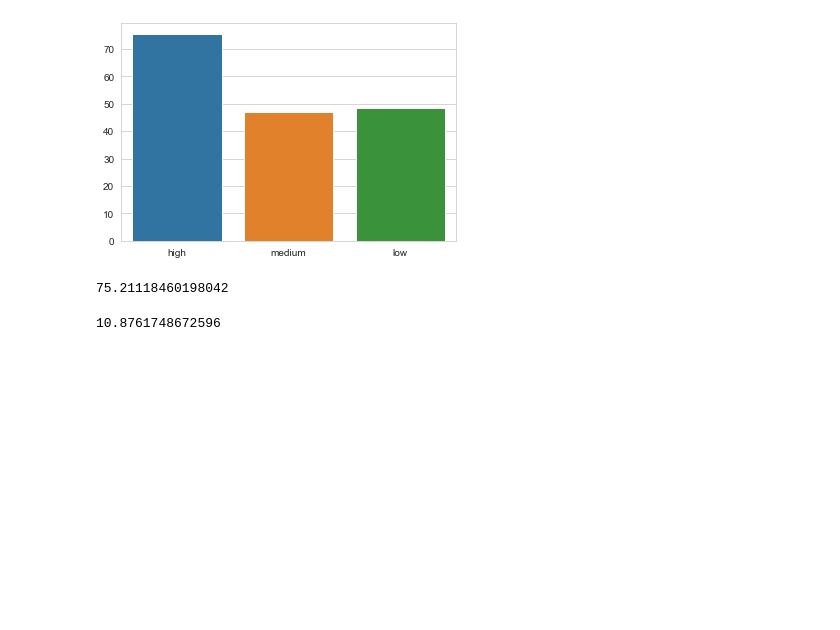
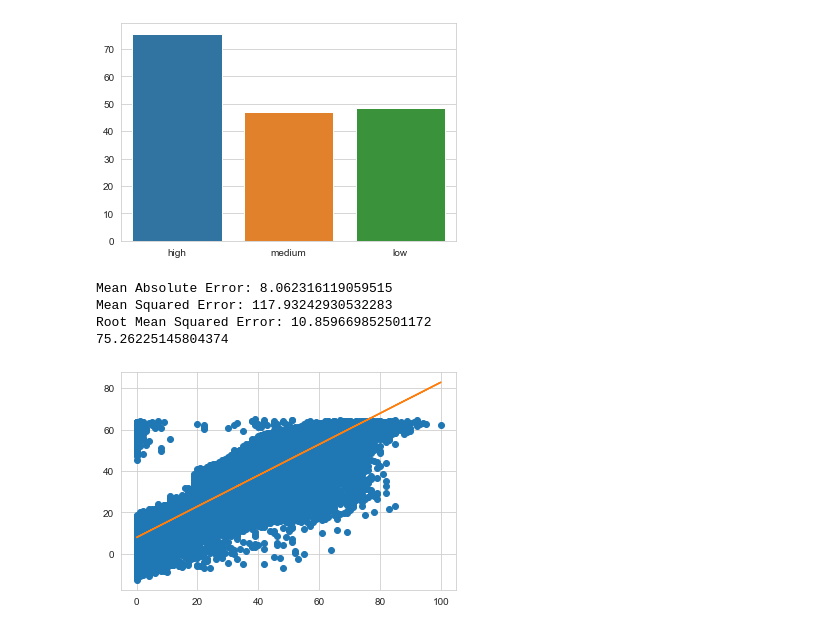
Before and after one commit to TalSomech/Data-Sc-101, a Jupyter notebook: regression 2.ipynb, the cells around one changed output. Saved outputs shown, nothing was run; the diff lists cells and outputs as text; code cells hidden in the pictures; blank space fills up the shorter version.

Commit message:
i think im ready to make my models prettier

```diff
--- a/regression 2.ipynb
+++ b/regression 2.ipynb
@@ -161,17 +164,25 @@ lr=LinearRegression()
 x_train,x_test,y_train,y_test=train_test_split(df.drop('popularity',axis=1)
                                                ,df['popularity'])
+# %%
+def print_scores(model,cx_test,cy_test):
+    c_pred=model.predict(cx_test)
+    print('Mean Absolute Error:', metrics.mean_absolute_error(cy_test, c_pred))
+    print('Mean Squared Error:', metrics.mean_squared_error(cy_test, c_pred))
+    print('Root Mean Squared Error:', np.sqrt(metrics.mean_squared_error(cy_test, c_pred)))
+    print(model.score(cx_test,cy_test)*100)
+    plt.plot(cy_test, c_pred, 'o')
+    ln, b = np.polyfit(y_test, c_pred,1)#polyfit is Least squares polynomial fit.
+    plt.plot(cy_test,ln*cy_test+b)
 # %%
+lr=LinearRegression()
 lr.fit(x_train,y_train)
-predicts=lr.predict(x_test)
-lr.score(x_test,y_test)*100
+print_scores(lr,x_test,y_test)
 # %% [output]
-75.21118460198042
+Mean Absolute Error: 8.062316119059515
+Mean Squared Error: 117.93242930532283
+Root Mean Squared Error: 10.859669852501172
+75.26225145804374
+[figure, added]
-# %%
-from sklearn.metrics import mean_squared_error
-rmse_value = mean_squared_error(y_test, predicts, squared=False)
-rmse_value
-# %% [output]
-10.8761748672596
 # %%
 from sklearn.dummy import DummyClassifier
 dummy_clf = DummyClassifier(strategy="most_frequent")
```
Also changed, not shown: parts of 6 cells of this notebook, 1 other file.
